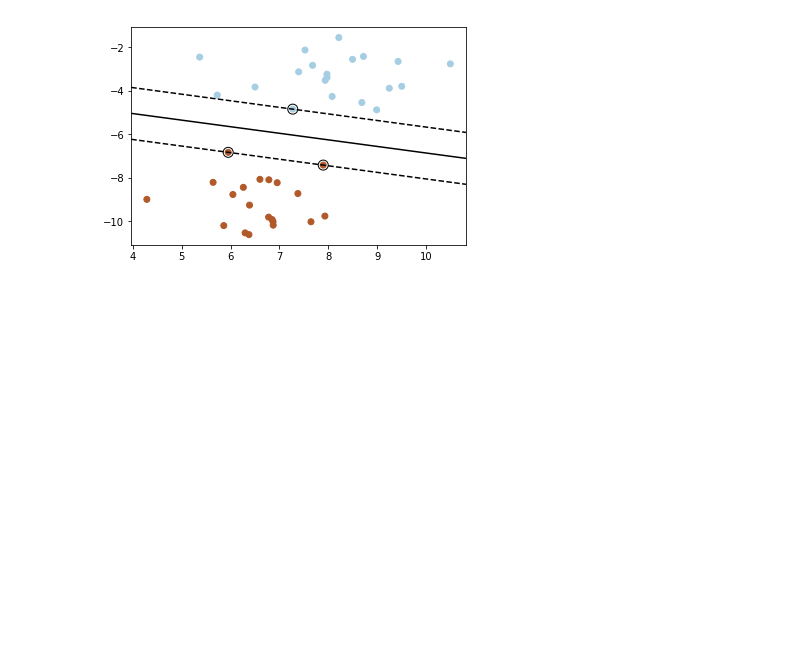
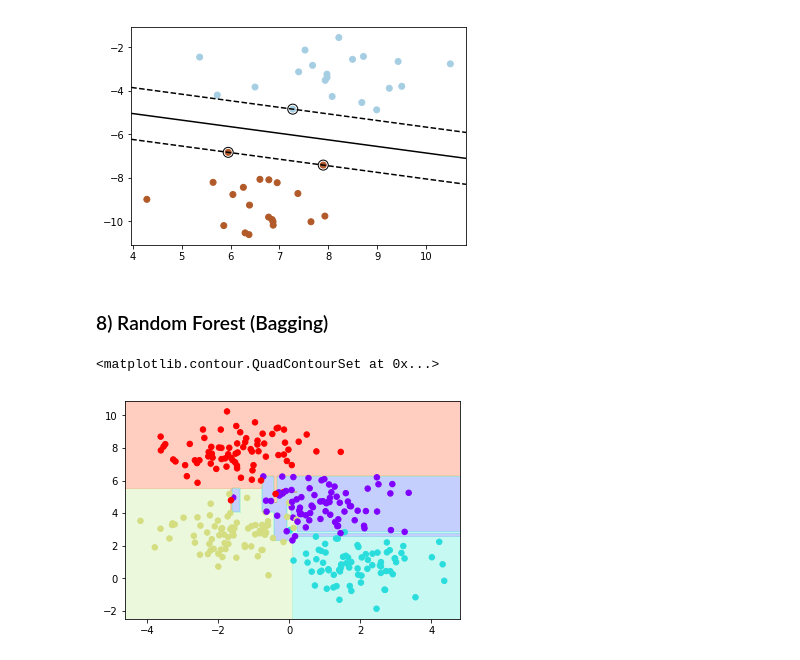
Before and after one commit to geoffreylink/Projects, a Jupyter notebook: 06 Machine Learning/10 Most Commonly Used Machine Learning Algorithms.ipynb, the cells around one changed output. Saved outputs shown, nothing was run; the diff lists cells and outputs as text; code cells hidden in the pictures; blank space fills up the shorter version.

```diff
--- a/06 Machine Learning/10 Most Commonly Used Machine Learning Algorithms.ipynb
+++ b/06 Machine Learning/10 Most Commonly Used Machine Learning Algorithms.ipynb
@@ -144,3 +144,22 @@ plt.gca().scatter(clf.support_vectors_[:, 0], clf.support_vectors_[:, 1], s=100,
 # %% [output]
 <matplotlib.collections.PathCollection at 0x...>
 [figure]
+# %% [markdown]
+### 8) Random Forest (Bagging)
+# %%
+import numpy as np
+import matplotlib.pyplot as plt
+from sklearn.datasets import make_blobs
+from sklearn.tree import DecisionTreeClassifier
+
+X, y  = make_blobs(n_samples=300, centers=4, random_state=0, cluster_std=1.0)
+model = DecisionTreeClassifier().fit(X, y)
+
+plt.scatter(X[:, 0], X[:, 1], c=y, s=30, cmap='rainbow', clim=(y.min(), y.max()), zorder=3)
+
+gridx, gridy      = np.meshgrid(np.linspace(*plt.gca().get_xlim(), num=200), np.linspace(*plt.gca().get_ylim(), num=200))
+decision_boundary = model.predict(np.c_[gridx.ravel(), gridy.ravel()]).reshape(gridx.shape)
+plt.contourf(gridx, gridy, decision_boundary, alpha=0.3, levels=np.arange(len(np.unique(y)) + 1) - 0.5, cmap='rainbow')
+# %% [output]
+<matplotlib.contour.QuadContourSet at 0x...>
+[figure, added]
```
Also changed, not shown: parts of 5 cells of this notebook.
